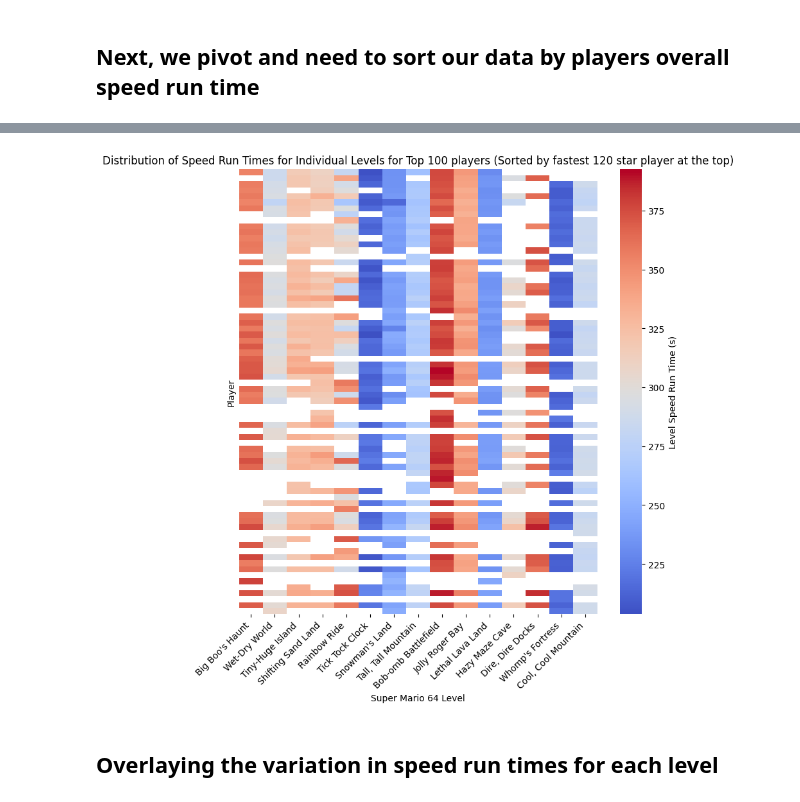
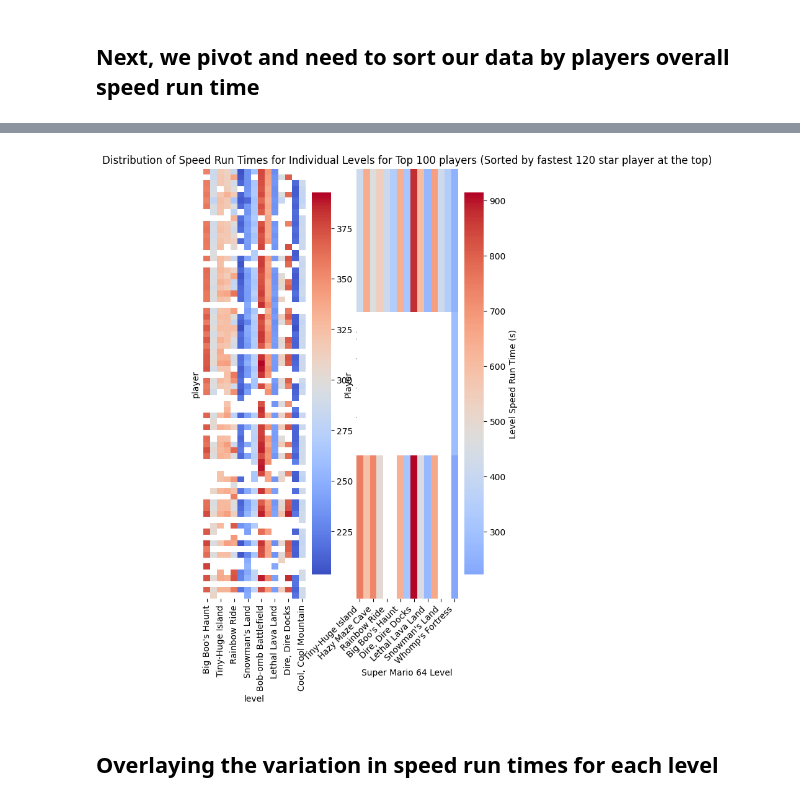
Before and after one commit to ccthatsme/supermario64, a Jupyter notebook: levels.ipynb, the cells around one changed output, grey strips where cells are left out. Saved outputs shown, nothing was run; the diff lists cells and outputs as text; code cells hidden in the pictures.

```diff
--- a/levels.ipynb
+++ b/levels.ipynb
@@ -122,6 +198,9 @@ print(level_dic)
 {'5d7776qd': "Big Boo's Haunt", '5wk22gvw': 'Wet-Dry World', 'rw6vvkp9': 'Tiny-Huge Island', 'xd100vz9': 'Shifting Sand Land', 'xd466vq9': 'Rainbow Ride', '29vyy1q9': 'Tick Tock Clock', 'y9meekzd': "S ...
 # %%
 sm64df_by_level['level'] = sm64df_by_level['level'].replace(to_replace=level_dic)
+sm64df_by_level_bot_100['level'] = sm64df_by_level_bot_100['level'].replace(to_replace=level_dic)
 
-sm64df_by_level.head()
+print(len(sm64df_by_level_bot_100))
+
+sm64df_by_level_bot_100.head()
 # %% [output]
@@ -137,10 +217,15 @@ sm64df_by_level.head()
 sm64df_by_level_two_columns = sm64df_by_level[['player', 'level', 'speed_run_time_for_level', 'place']]
 sm64df_by_level_two_columns = sm64df_by_level_two_columns.rename(columns={'place': 'speed_run_level_ranking'})
 
+sm64df_by_level_two_columns_bot_100 = sm64df_by_level_bot_100[['player', 'level', 'speed_run_time_for_level', 'place']]
+sm64df_by_level_two_columns_bot_100 = sm64df_by_level_two_columns_bot_100.rename(columns={'place': 'speed_run_level_ranking'})
+
 # sm64df_by_level_two_columns.head()
 
 sm64_df_with_total_and_level_times = pd.merge(left=sm64df_top100, right=sm64df_by_level_two_columns, left_on='player', right_on='player', how='inner')
+sm64_df_with_total_and_level_times_bot_100 = pd.merge(left=sm64df_bot100, right=sm64df_by_level_two_columns_bot_100, left_on='player', right_on='player', how='inner')
 
-sm64_df_with_total_and_level_times.head(46)
+
+sm64_df_with_total_and_level_times_bot_100.head(50)
 # %% [output]
 |  | place | player | speed_run_time | console | date_achieved | level | speed_run_time_for_level | ... |
@@ -165,9 +250,7 @@ sm64_df_with_total_and_level_times.head(46)
 # %%
 heatmap_pivot_table = pd.pivot_table(sm64_df_with_total_and_level_times, index='player', columns='level', values='speed_run_time_for_level', sort=False)
 
-# sorted_120_star_times = sm64df_top100.sort_values(by='speed_run_time', ascending=True)['player']
+heatmap_pivot_table_bot_100 = pd.pivot_table(sm64_df_with_total_and_level_times_bot_100, index='player', columns='level', values='speed_run_time_for_level', sort=False)
 
-# heatmap_pivot_table = heatmap_pivot_table.loc[sorted_120_star_times]
-
-heatmap_pivot_table.head()
+heatmap_pivot_table_bot_100.head(10)
 # %% [output]
@@ -181,19 +262,26 @@ heatmap_pivot_table.head()
 # %%
 median_time = sm64_df_with_total_and_level_times['speed_run_time_for_level'].median()
+median_time_bot_100 = sm64_df_with_total_and_level_times_bot_100['speed_run_time_for_level'].median()
+
 mean_time = sm64_df_with_total_and_level_times['speed_run_time_for_level'].mean()
 level_variation = sm64_df_with_total_and_level_times.groupby('level')['speed_run_time_for_level'].std().reset_index(name='std_time')
 
-plt.figure(figsize=(9,9))
+fig = plt.figure(figsize=(9,9))
+ax = fig.add_subplot(131)
 
-sns.heatmap(heatmap_pivot_table, cbar_kws={'label': 'Level Speed Run Time (s)'}, yticklabels=False, center=median_time, cmap='coolwarm', vmin=sm64_df_with_total_and_level_times['speed_run_time_for_level'].min(), vmax=sm64_df_with_total_and_level_times['speed_run_time_for_level'].max())
+sns.heatmap(heatmap_pivot_table, ax=ax, cbar_kws={'label': 'Level Speed Run Time (s)'}, yticklabels=False, center=median_time, cmap='coolwarm', vmin=sm64_df_with_total_and_level_times['speed_run_time_for_level'].min(), vmax=sm64_df_with_total_and_level_times['speed_run_time_for_level'].max())
+
+ax2 = fig.add_subplot(132)
+sns.heatmap(heatmap_pivot_table_bot_100, ax=ax2, cbar_kws={'label': 'Level Speed Run Time (s)'}, yticklabels=False, center=median_time_bot_100, cmap='coolwarm', vmin=sm64_df_with_total_and_level_times_bot_100['speed_run_time_for_level'].min(), vmax=sm64_df_with_total_and_level_times_bot_100['speed_run_time_for_level'].max())
+
 
 plt.ylabel('Player')
 plt.xlabel('Super Mario 64 Level')
 plt.xticks(rotation=45, ha='right')
 plt.title('Distribution of Speed Run Times for Individual Levels for Top 100 players (Sorted by fastest 120 star player at the top)')
 plt.show()
 # %% [output]
-[figure, old version]
+[figure, new version]
 # %% [markdown]
 ## Overlaying the variation in speed run times for each level
 # %%
```
Also changed, not shown: parts of 7 cells of this notebook, 1 other file.
